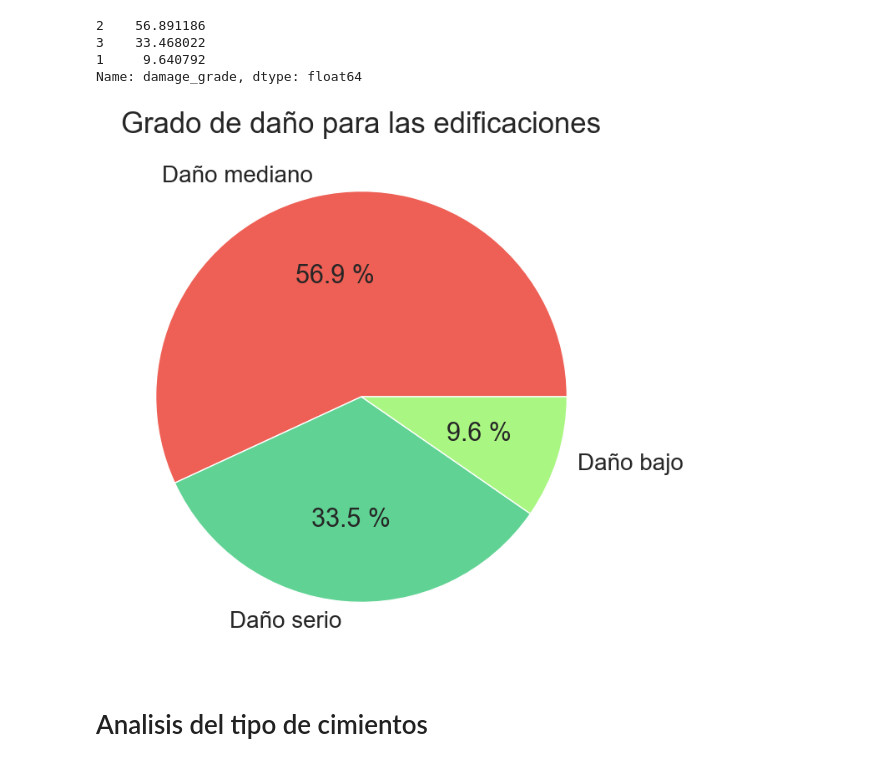
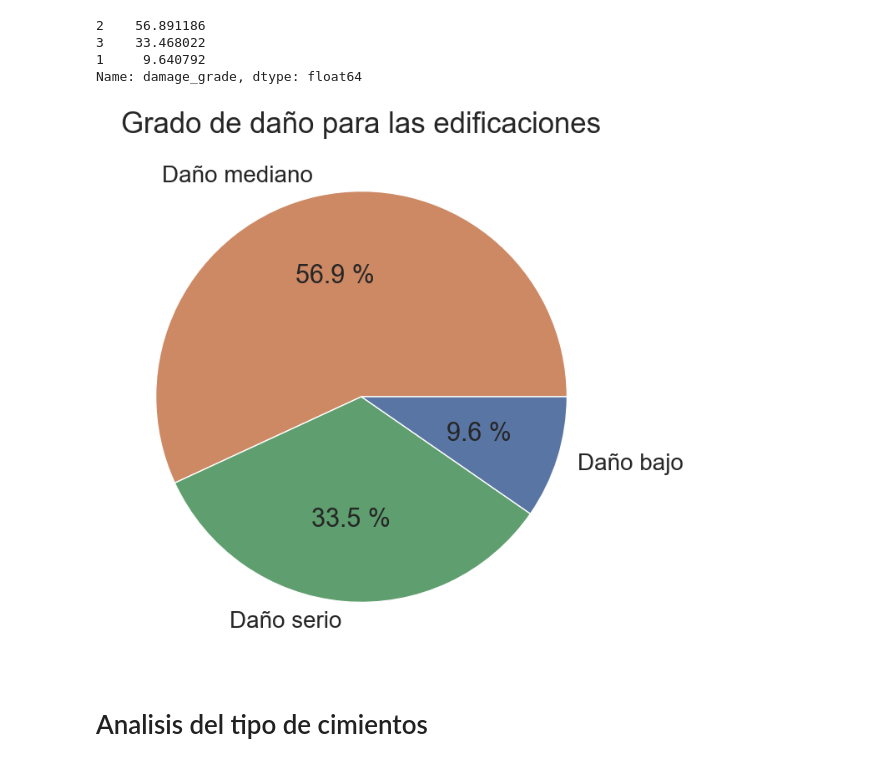
Before and after one commit to GuidoBergman/Datos---Tp1, a Jupyter notebook: Tp-Guido.ipynb, the cells around one changed output. Saved outputs shown, nothing was run; the diff lists cells and outputs as text; code cells hidden in the pictures.

```diff
--- a/Tp-Guido.ipynb
+++ b/Tp-Guido.ipynb
@@ -45,18 +45,18 @@ Name: damage_grade, dtype: float64
 # %%
 fig, ax = plt.subplots(figsize=(14,8))
 etiquetas = ['Daño mediano', 'Daño serio', 'Daño bajo']
-colores = ["#EE6055","#60D394","#AAF683"]
+colores = ["#cd8964","#5f9e6f", "#5975a4" ]
 wedges, labels, autopct = plt.pie(porcentajes, labels=etiquetas,
                                   autopct="%0.1f %%",
-        colors=colores)
+       colors=colores)
 ax.set_title('Grado de daño para las edificaciones',
              fontsize=25)
 for i in labels:
     i.set_fontsize(20)
 for j in autopct:
     j.set_fontsize(22)
 # %% [output]
-[figure, old version]
+[figure, new version]
 # %% [markdown]
 # Analisis del tipo de cimientos
 # %%
```
Also changed, not shown: parts of 12 cells of this notebook, 1 other file.
